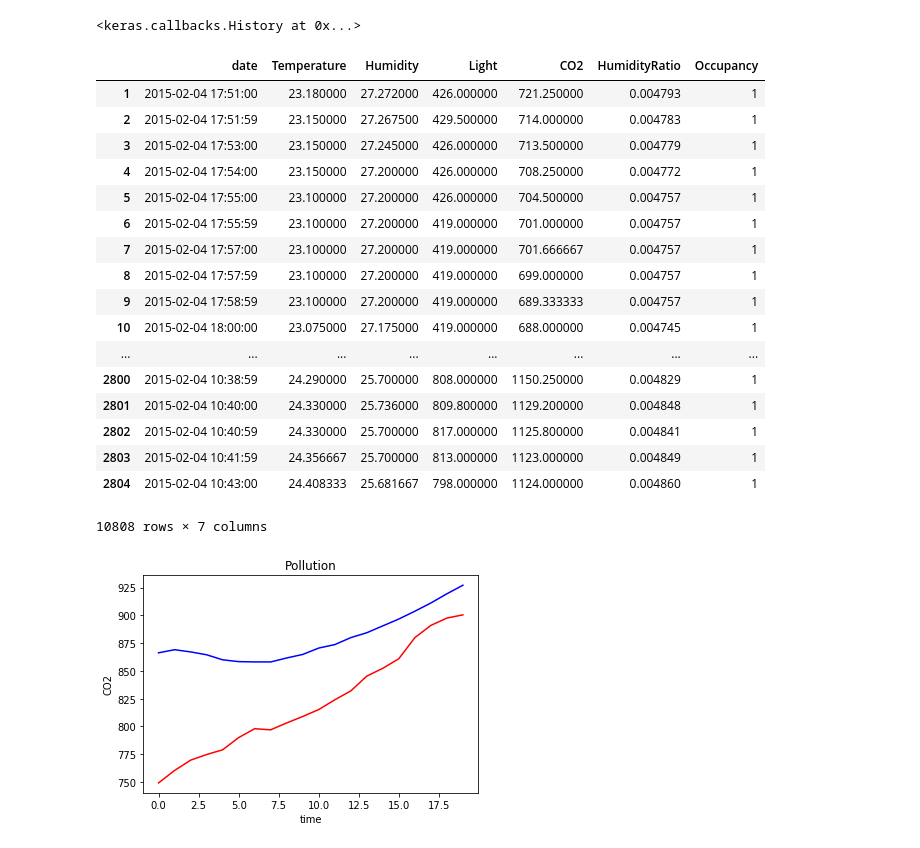
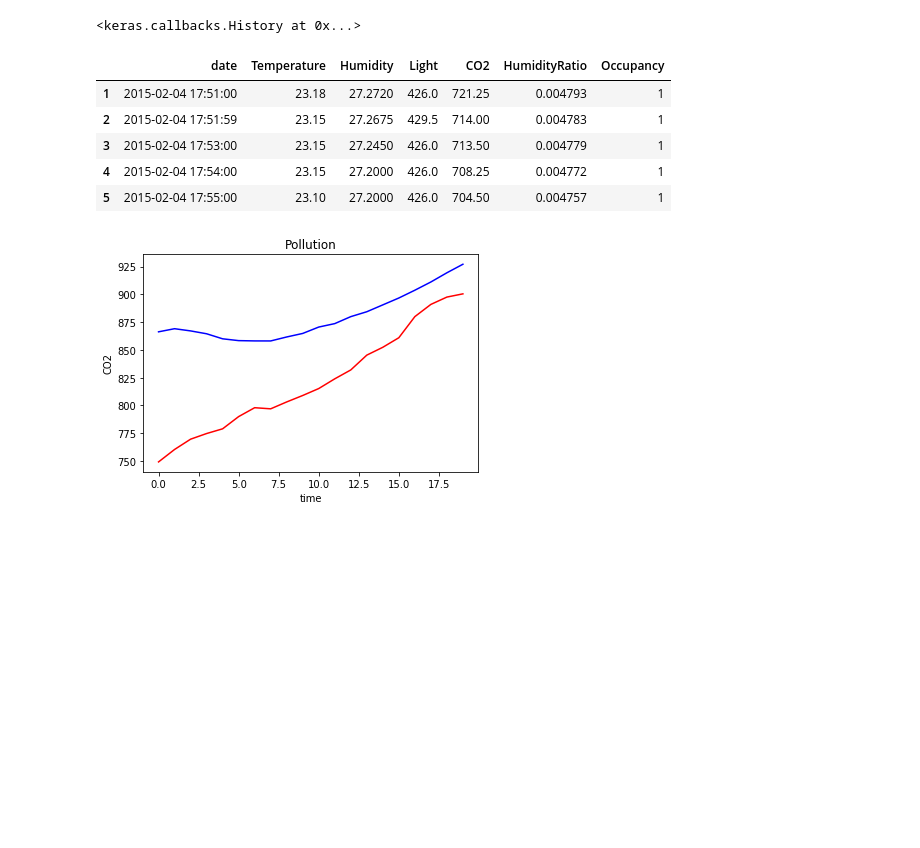
Before and after one commit to blooser/DataScience, a Jupyter notebook: Air Quality/Air Quality.ipynb, the cells around one changed output. Cells and saved outputs as stored; diff of their text form; code cells hidden in the pictures; blank space fills up the shorter version.

```diff
--- a/Air Quality/Air Quality.ipynb
+++ b/Air Quality/Air Quality.ipynb
@@ -91,26 +79,14 @@ real = dataset_test.iloc[:, 1:].values
 # %%
 frames = [dataset_train, dataset_test]
 dataset_total = pd.concat(frames, axis=0)
-dataset_total
+dataset_total.head()
 # %% [output]
 |  | date | Temperature | Humidity | Light | CO2 | HumidityRatio | Occupancy |
-| 1 | 2015-02-04 17:51:00 | 23.180000 | 27.272000 | 426.000000 | 721.250000 | 0.004793 | 1 |
-| 2 | 2015-02-04 17:51:59 | 23.150000 | 27.267500 | 429.500000 | 714.000000 | 0.004783 | 1 |
-| 3 | 2015-02-04 17:53:00 | 23.150000 | 27.245000 | 426.000000 | 713.500000 | 0.004779 | 1 |
-| 4 | 2015-02-04 17:54:00 | 23.150000 | 27.200000 | 426.000000 | 708.250000 | 0.004772 | 1 |
-| 5 | 2015-02-04 17:55:00 | 23.100000 | 27.200000 | 426.000000 | 704.500000 | 0.004757 | 1 |
-| 6 | 2015-02-04 17:55:59 | 23.100000 | 27.200000 | 419.000000 | 701.000000 | 0.004757 | 1 |
-| 7 | 2015-02-04 17:57:00 | 23.100000 | 27.200000 | 419.000000 | 701.666667 | 0.004757 | 1 |
-| 8 | 2015-02-04 17:57:59 | 23.100000 | 27.200000 | 419.000000 | 699.000000 | 0.004757 | 1 |
-| 9 | 2015-02-04 17:58:59 | 23.100000 | 27.200000 | 419.000000 | 689.333333 | 0.004757 | 1 |
-| 10 | 2015-02-04 18:00:00 | 23.075000 | 27.175000 | 419.000000 | 688.000000 | 0.004745 | 1 |
-| ... | ... | ... | ... | ... | ... | ... | ... |
-| 2800 | 2015-02-04 10:38:59 | 24.290000 | 25.700000 | 808.000000 | 1150.250000 | 0.004829 | 1 |
-| 2801 | 2015-02-04 10:40:00 | 24.330000 | 25.736000 | 809.800000 | 1129.200000 | 0.004848 | 1 |
-| 2802 | 2015-02-04 10:40:59 | 24.330000 | 25.700000 | 817.000000 | 1125.800000 | 0.004841 | 1 |
-| 2803 | 2015-02-04 10:41:59 | 24.356667 | 25.700000 | 813.000000 | 1123.000000 | 0.004849 | 1 |
-| 2804 | 2015-02-04 10:43:00 | 24.408333 | 25.681667 | 798.000000 | 1124.000000 | 0.004860 | 1 |
+| 1 | 2015-02-04 17:51:00 | 23.18 | 27.2720 | 426.0 | 721.25 | 0.004793 | 1 |
+| 2 | 2015-02-04 17:51:59 | 23.15 | 27.2675 | 429.5 | 714.00 | 0.004783 | 1 |
+| 3 | 2015-02-04 17:53:00 | 23.15 | 27.2450 | 426.0 | 713.50 | 0.004779 | 1 |
+| 4 | 2015-02-04 17:54:00 | 23.15 | 27.2000 | 426.0 | 708.25 | 0.004772 | 1 |
+| 5 | 2015-02-04 17:55:00 | 23.10 | 27.2000 | 426.0 | 704.50 | 0.004757 | 1 |
-10808 rows × 7 columns
 # %%
 inputs = dataset_total[len(dataset_total) - len(dataset_test) - 60:]
 inputs = inputs.iloc[:, 1:].values
```
Also changed, not shown: parts of 1 cell of this notebook.
